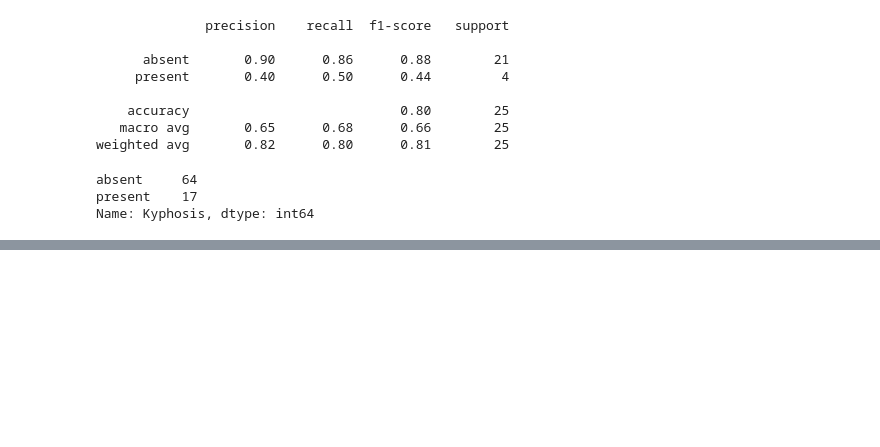
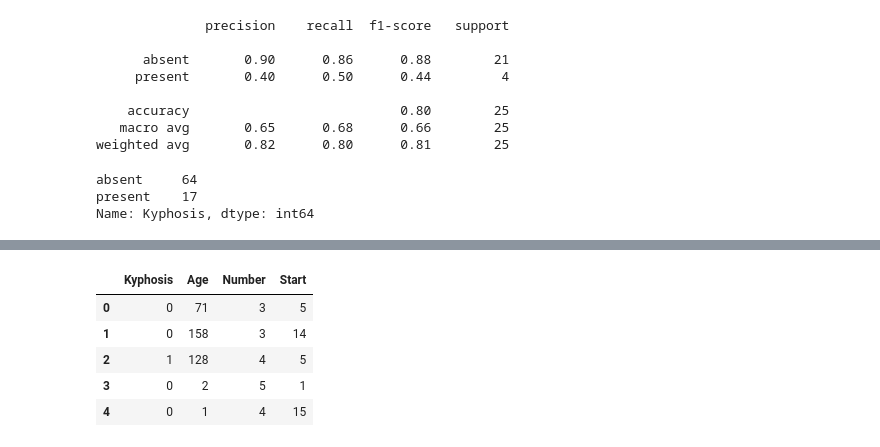
Before and after one commit to BinhHong/Decision-trees, a Jupyter notebook: decision_tree.ipynb, the cells around one changed output, grey strips where cells are left out. Drawn from its saved outputs; the diff is of its cells as text; code cells hidden in the pictures; blank space fills up the shorter version.

```diff
--- a/decision_tree.ipynb
+++ b/decision_tree.ipynb
@@ -172,0 +202,10 @@ Name: Kyphosis, dtype: int64
+# %%
+df2 = df.replace(['absent', 'present'], [0,1])
+df2.head()
+# %% [output]
+|  | Kyphosis | Age | Number | Start |
+| 0 | 0 | 71 | 3 | 5 |
+| 1 | 0 | 158 | 3 | 14 |
+| 2 | 1 | 128 | 4 | 5 |
+| 3 | 0 | 2 | 5 | 1 |
+| 4 | 0 | 1 | 4 | 15 |
```
Also changed, not shown: parts of 11 cells of this notebook.
